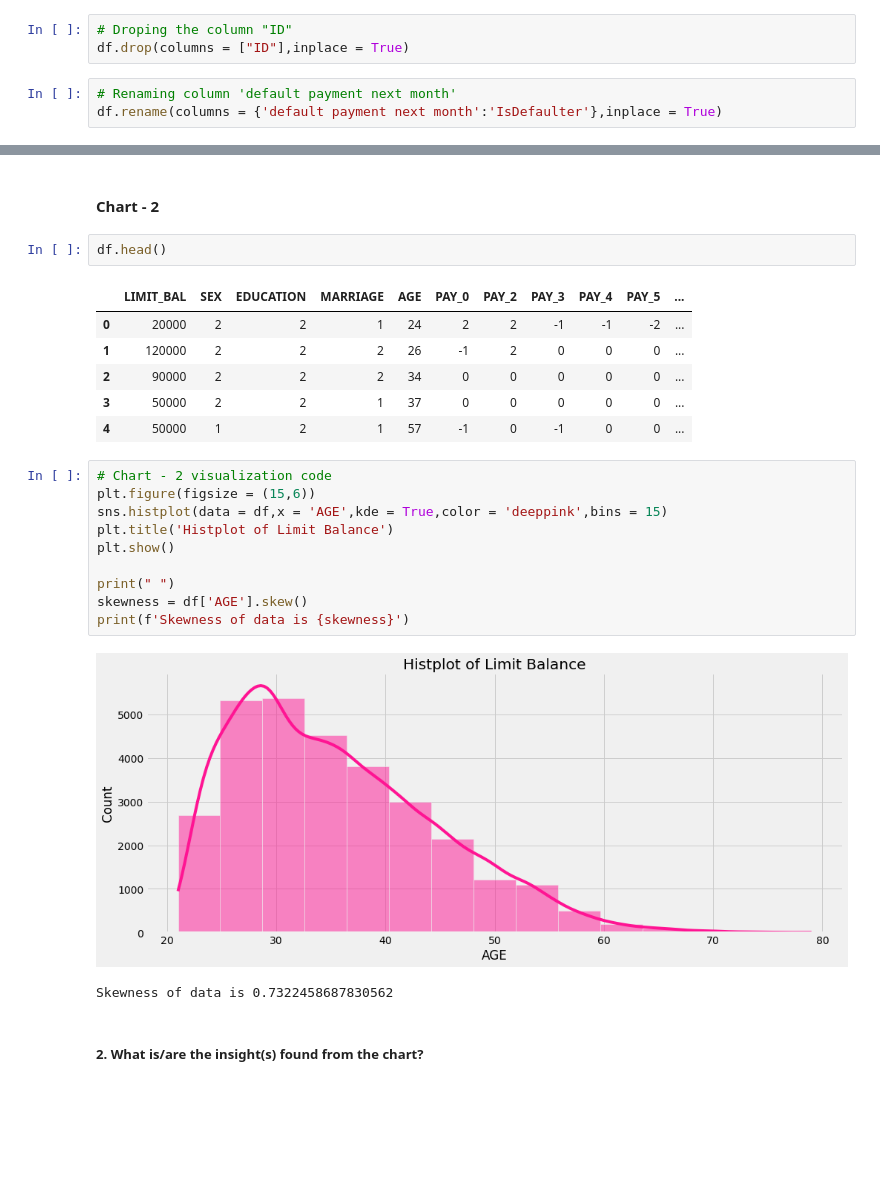
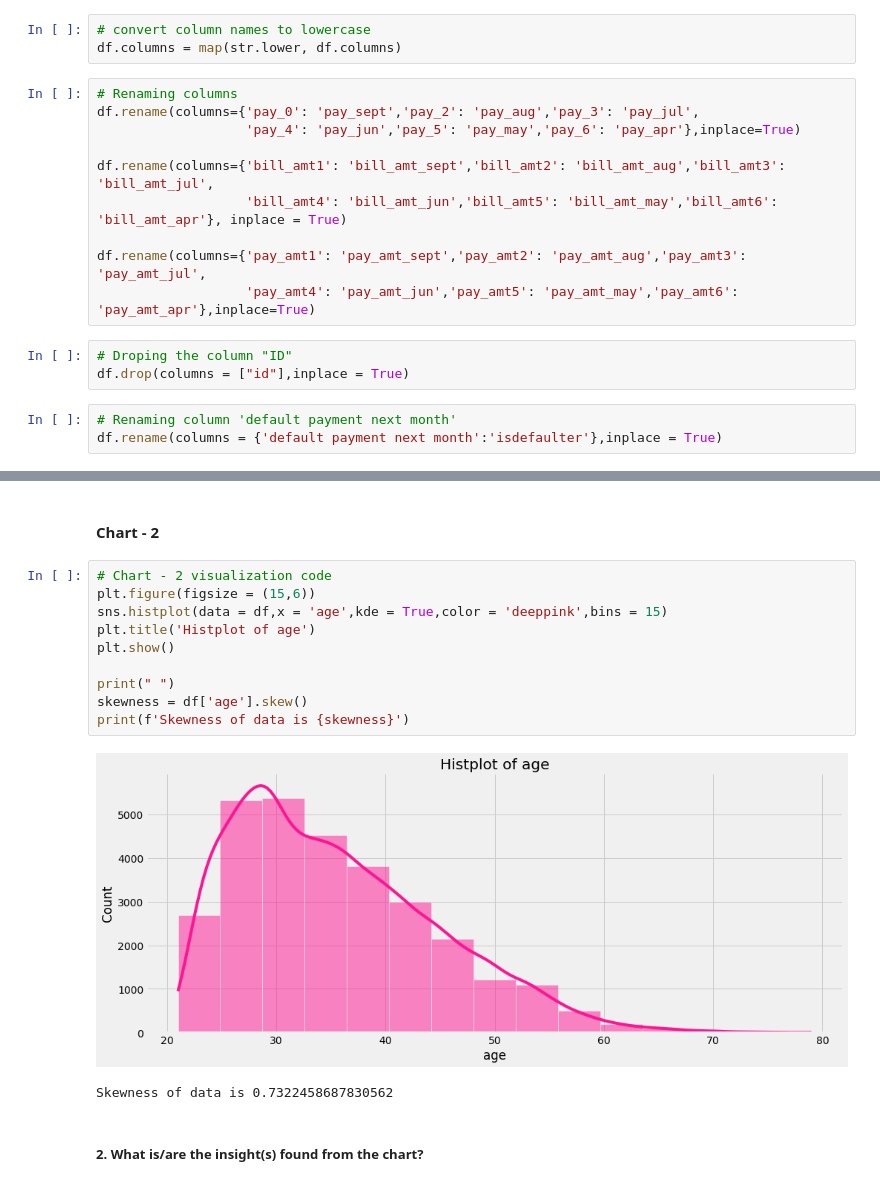
Before and after one commit to thepankaj018/Credit-Card-Default-Prediction, a Jupyter notebook: Credit_Card_Default_Prediction.ipynb, the cells around one changed output, grey strips where cells are left out. Drawn from its saved outputs; the diff is of its cells as text; blank space fills up the shorter version.

```diff
--- a/Credit_Card_Default_Prediction.ipynb
+++ b/Credit_Card_Default_Prediction.ipynb
@@ -237,9 +247,22 @@ Unique values present in LIMIT_BAL are
 ### Data Wrangling Code
 # %%
 # Write your code to make your dataset analysis ready.
+# %%
+# convert column names to lowercase
+df.columns = map(str.lower, df.columns)
+# %%
+# Renaming columns
+df.rename(columns={'pay_0': 'pay_sept','pay_2': 'pay_aug','pay_3': 'pay_jul',
+                   'pay_4': 'pay_jun','pay_5': 'pay_may','pay_6': 'pay_apr'},inplace=True)
+
+df.rename(columns={'bill_amt1': 'bill_amt_sept','bill_amt2': 'bill_amt_aug','bill_amt3': 'bill_amt_jul',
+                   'bill_amt4': 'bill_amt_jun','bill_amt5': 'bill_amt_may','bill_amt6': 'bill_amt_apr'}, inplace = True)
+
+df.rename(columns={'pay_amt1': 'pay_amt_sept','pay_amt2': 'pay_amt_aug','pay_amt3': 'pay_amt_jul',
+                   'pay_amt4': 'pay_amt_jun','pay_amt5': 'pay_amt_may','pay_amt6': 'pay_amt_apr'},inplace=True)
 # %%
 # Droping the column "ID"
-df.drop(columns = ["ID"],inplace = True)
+df.drop(columns = ["id"],inplace = True)
 # %%
 # Renaming column 'default payment next month'
-df.rename(columns = {'default payment next month':'IsDefaulter'},inplace = True)
+df.rename(columns = {'default payment next month':'isdefaulter'},inplace = True)
@@ -350,27 +378,18 @@ Are there any insights that lead to negative growth? Justify with specific reaso
 A histogram of "limit_bal" can show the overall distribution of credit amounts, which can help to identify patterns and trends in how credit is being used.A skewness value of 0.9928 suggests that the data is highly skewed, meaning that most of the data is concentrated on one side of the distribution, it could indicate that the issuer is giving out a lot of credit to a small number of customers, which could be an indication of a higher risk of default. This could be an indication that the issuer should be more cautious when approving credit to certain customers.
 # %% [markdown]
 #### Chart - 2
-# %%
-df.head()
-# %% [output]
-|  | LIMIT_BAL | SEX | EDUCATION | MARRIAGE | AGE | PAY_0 | PAY_2 | PAY_3 | PAY_4 | PAY_5 | ... |
-| 0 | 20000 | 2 | 2 | 1 | 24 | 2 | 2 | -1 | -1 | -2 | ... |
-| 1 | 120000 | 2 | 2 | 2 | 26 | -1 | 2 | 0 | 0 | 0 | ... |
-| 2 | 90000 | 2 | 2 | 2 | 34 | 0 | 0 | 0 | 0 | 0 | ... |
-| 3 | 50000 | 2 | 2 | 1 | 37 | 0 | 0 | 0 | 0 | 0 | ... |
-| 4 | 50000 | 1 | 2 | 1 | 57 | -1 | 0 | -1 | 0 | 0 | ... |
 # %%
 # Chart - 2 visualization code
 plt.figure(figsize = (15,6))
-sns.histplot(data = df,x = 'AGE',kde = True,color = 'deeppink',bins = 15)
-plt.title('Histplot of Limit Balance')
+sns.histplot(data = df,x = 'age',kde = True,color = 'deeppink',bins = 15)
+plt.title('Histplot of age')
 plt.show()
 
 print(" ")
-skewness = df['AGE'].skew()
+skewness = df['age'].skew()
 print(f'Skewness of data is {skewness}')
 # %% [output]
-[figure, old version]
+[figure, new version]
 Skewness of data is 0.7322458687830562
 # %% [markdown]
 ##### 2. What is/are the insight(s) found from the chart?
```
Also changed, not shown: parts of 108 cells of this notebook.
